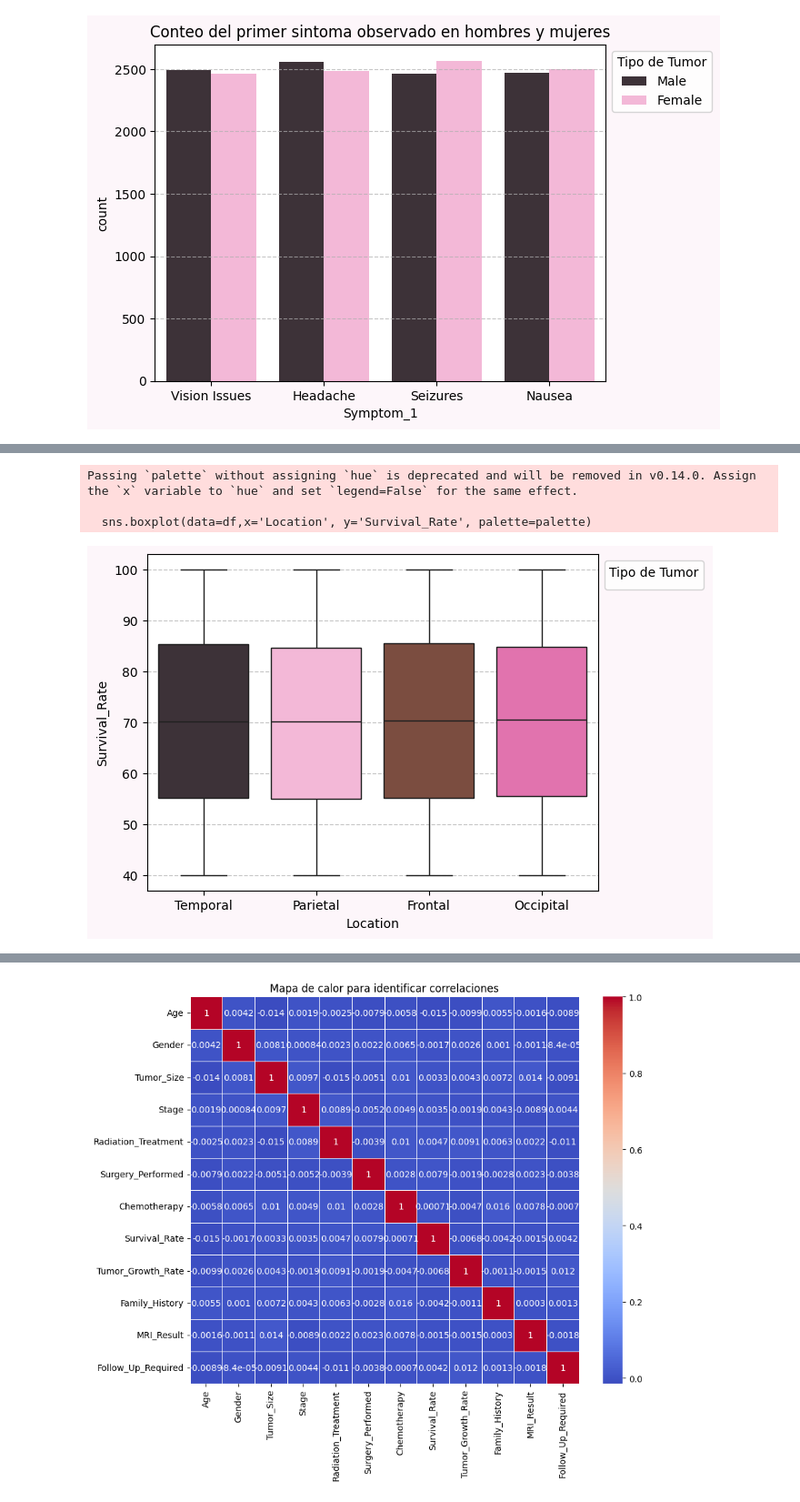
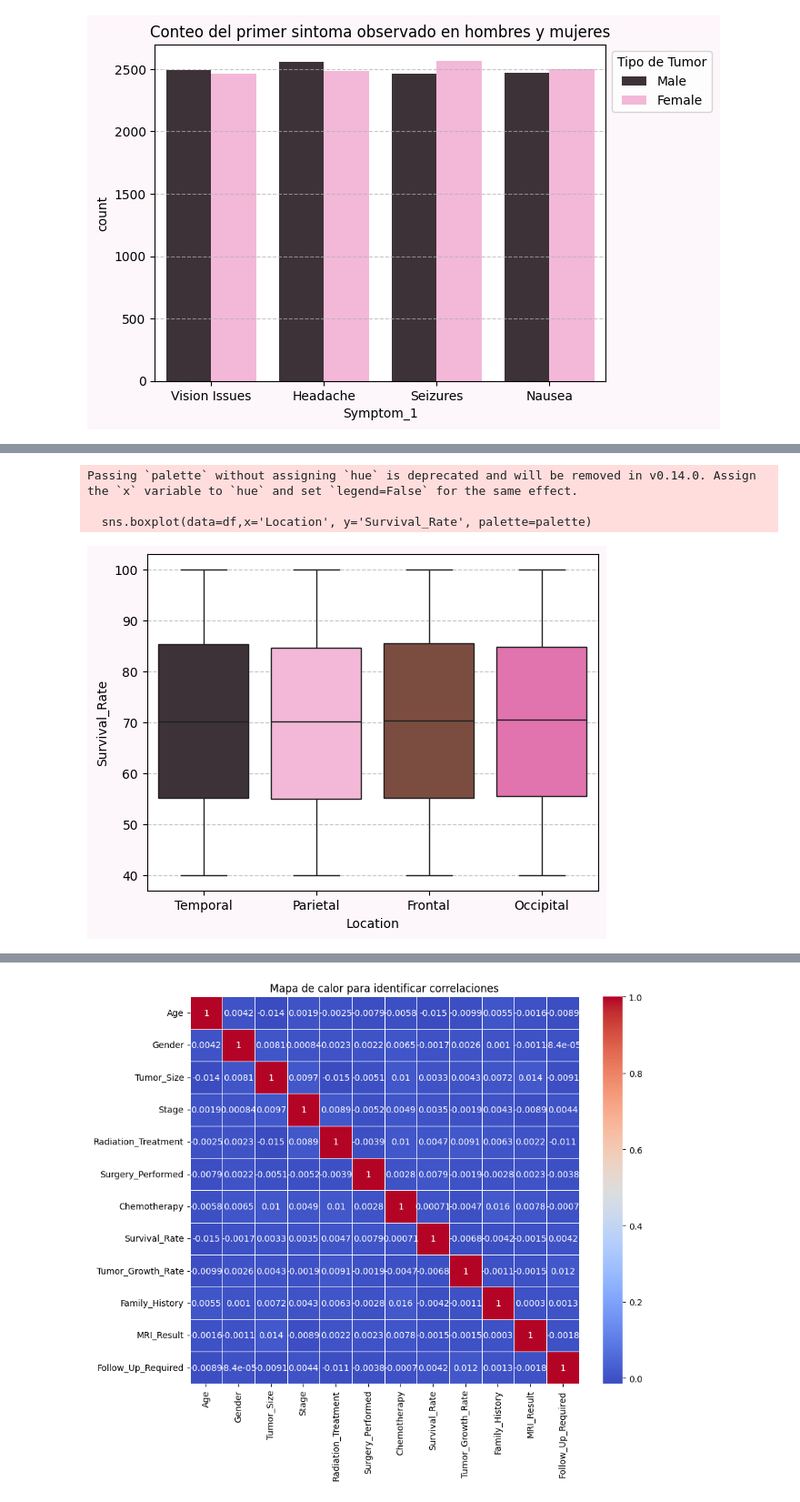
Before and after one commit to Federico-Vichachi/brain-tumor-analysis, a Jupyter notebook: notebooks/02_exploratory_data_analysis.ipynb, the cells around one changed output, grey strips where cells are left out. Shown at 91% size. Saved outputs shown, nothing was run; the diff lists cells and outputs as text; code cells hidden in the pictures.

```diff
--- a/notebooks/02_exploratory_data_analysis.ipynb
+++ b/notebooks/02_exploratory_data_analysis.ipynb
@@ -117,11 +132,10 @@ Passing `palette` without assigning `hue` is deprecated and will be removed in v
 # %%
 sns.boxplot(data=df,x='Location', y='Survival_Rate', palette=palette)
-plt.legend(title='Tipo de Tumor', loc='upper left', bbox_to_anchor=(1, 1))
 plt.gcf().patch.set_facecolor(bg_color)
 plt.grid(axis='y', linestyle='--', alpha=0.7)
 plt.show()
 # %% [output]
 Passing `palette` without assigning `hue` is deprecated and will be removed in v0.14.0. Assign the `x` variable to `hue` and set `legend=False` for the same effect.
 
   sns.boxplot(data=df,x='Location', y='Survival_Rate', palette=palette)
-[figure, old version]
+[figure, new version]
```
Also changed, not shown: parts of 12 cells of this notebook.
